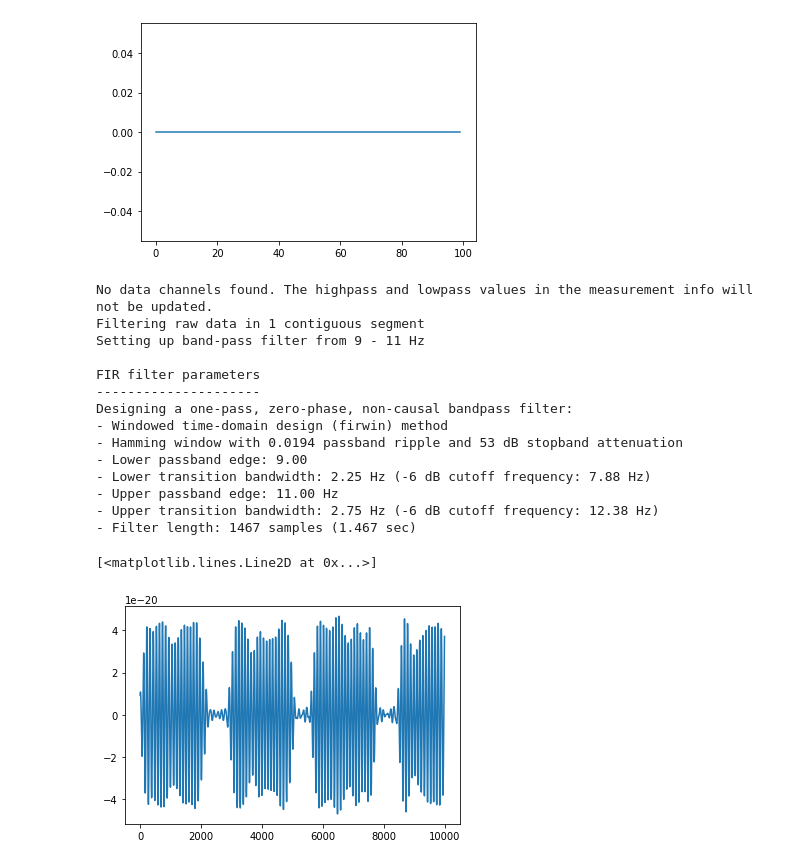
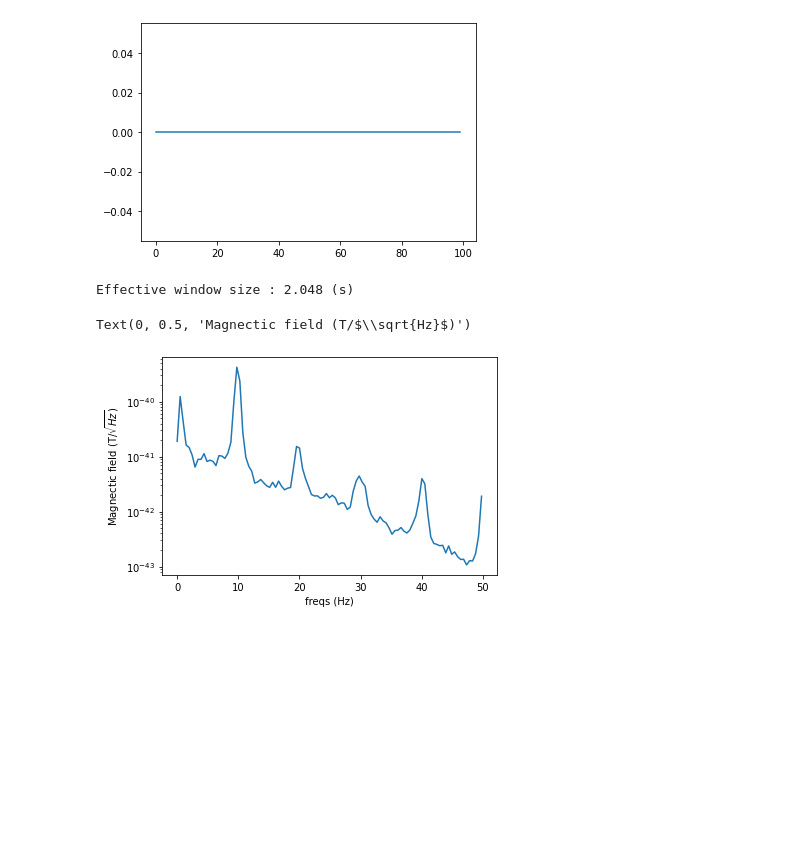
Before and after one commit to Vincentvjj/opm_tacs_flicker, a Jupyter notebook: analysis/main_analysis.ipynb, the cells around one changed output. Saved outputs shown, nothing was run; the diff lists cells and outputs as text; code cells hidden in the pictures; blank space fills up the shorter version.

```diff
--- a/analysis/main_analysis.ipynb
+++ b/analysis/main_analysis.ipynb
@@ -589,24 +484,17 @@ Designing a one-pass, zero-phase, non-causal bandpass filter:
 [figure]
 [figure]
 [figure]
-# %%
-plt.figure()
-x = raw_photodiode.copy().filter(9,11, picks=photodiode_channel)[:][0][0][start_marker_index:end_marker_index]
-plt.plot(x[:10000])
-# %% [output]
-No data channels found. The highpass and lowpass values in the measurement info will not be updated.
-Filtering raw data in 1 contiguous segment
-Setting up band-pass filter from 9 - 11 Hz
-
-FIR filter parameters
----------------------
-Designing a one-pass, zero-phase, non-causal bandpass filter:
-- Windowed time-domain design (firwin) method
-- Hamming window with 0.0194 passband ripple and 53 dB stopband attenuation
-- Lower passband edge: 9.00
-- Lower transition bandwidth: 2.25 Hz (-6 dB cutoff frequency: 7.88 Hz)
-- Upper passband edge: 11.00 Hz
-- Upper transition bandwidth: 2.75 Hz (-6 dB cutoff frequency: 12.38 Hz)
-- Filter length: 1467 samples (1.467 sec)
-[<matplotlib.lines.Line2D at 0x...>]
-[figure, removed]
+# %%
+plt.figure()
+# x = raw_photodiode.copy().filter(9,11, picks=photodiode_channel)[:][0][0][start_marker_index:end_marker_index]
+x = raw_photodiode.copy()
+pxx, f = psd_welch(x, fmin=0, fmax=50, n_fft=2048, picks=photodiode_channel)
+# pxx_avg = np.mean(np.sqrt(pxx), axis=0)
+plt.semilogy(f, pxx[0], label='2.5mA p2p')
+plt.xlabel("freqs (Hz)")
+plt.ylabel("Magnectic field (T/$\sqrt{Hz}$)")
+# plt.plot(x[:1000])
+# %% [output]
+Effective window size : 2.048 (s)
+Text(0, 0.5, 'Magnectic field (T/$\\sqrt{Hz}$)')
+[figure, added]
```
Also changed, not shown: parts of 7 cells of this notebook, 9 other files.
